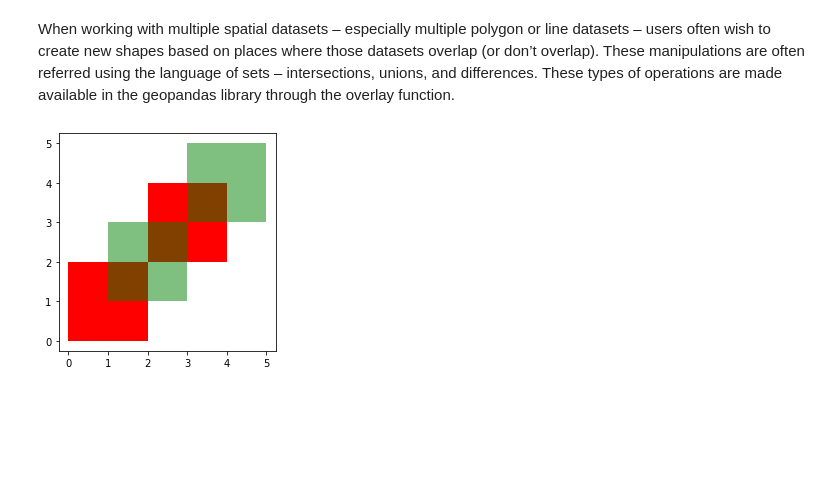
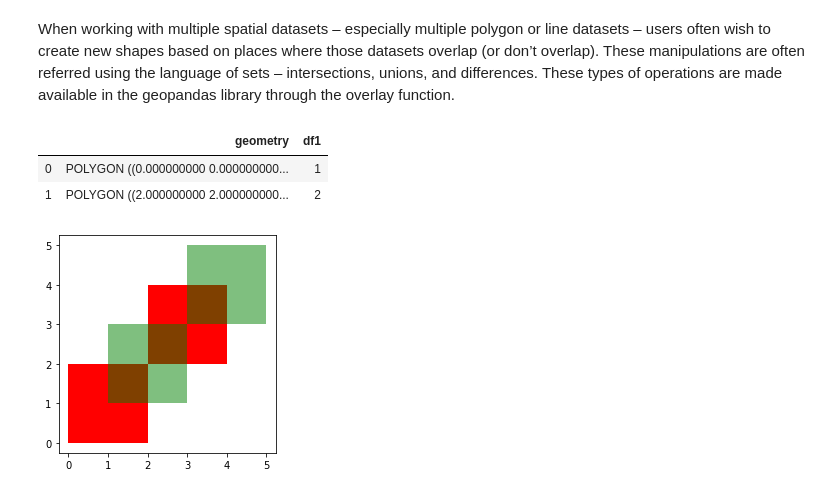
Before and after one commit to IS3UniCologne/Advanced_Analytics_And_Applications_2020, a Jupyter notebook: workshops/05/WS_05.ipynb, the cells around one changed output. Drawn from its saved outputs; the diff is of its cells as text; code cells hidden in the pictures; blank space fills up the shorter version.

```diff
--- a/workshops/05/WS_05.ipynb
+++ b/workshops/05/WS_05.ipynb
@@ -546,17 +556,23 @@ When working with multiple spatial datasets – especially multiple polygon or l
 # %%
 from shapely.geometry import Polygon
 
 polys1 = geopandas.GeoSeries([Polygon([(0,0), (2,0), (2,2), (0,2)]),
                               Polygon([(2,2), (4,2), (4,4), (2,4)])])
 
 
 polys2 = geopandas.GeoSeries([Polygon([(1,1), (3,1), (3,3), (1,3)]),
                               Polygon([(3,3), (5,3), (5,5), (3,5)])])
 
 
 df1 = geopandas.GeoDataFrame({'geometry': polys1, 'df1':[1,2]})
 
 df2 = geopandas.GeoDataFrame({'geometry': polys2, 'df2':[1,2]})
+
+df1
+# %% [output]
+|  | geometry | df1 |
+| 0 | POLYGON ((0.000000000 0.000000000... | 1 |
+| 1 | POLYGON ((2.000000000 2.000000000... | 2 |
 # %%
 # Plot to y data
 ax = df1.plot(color='red');
```
Also changed, not shown: parts of 14 cells of this notebook.
